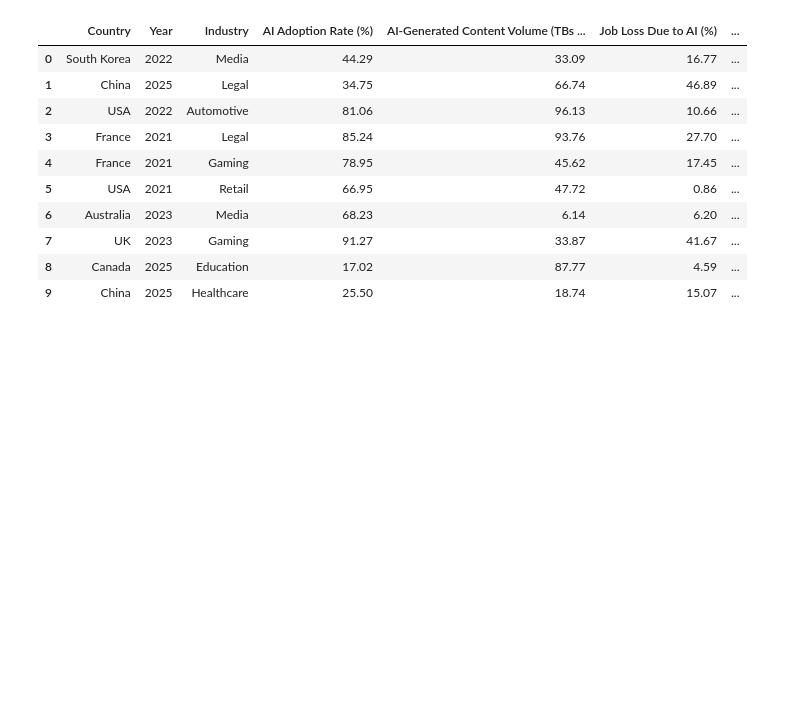
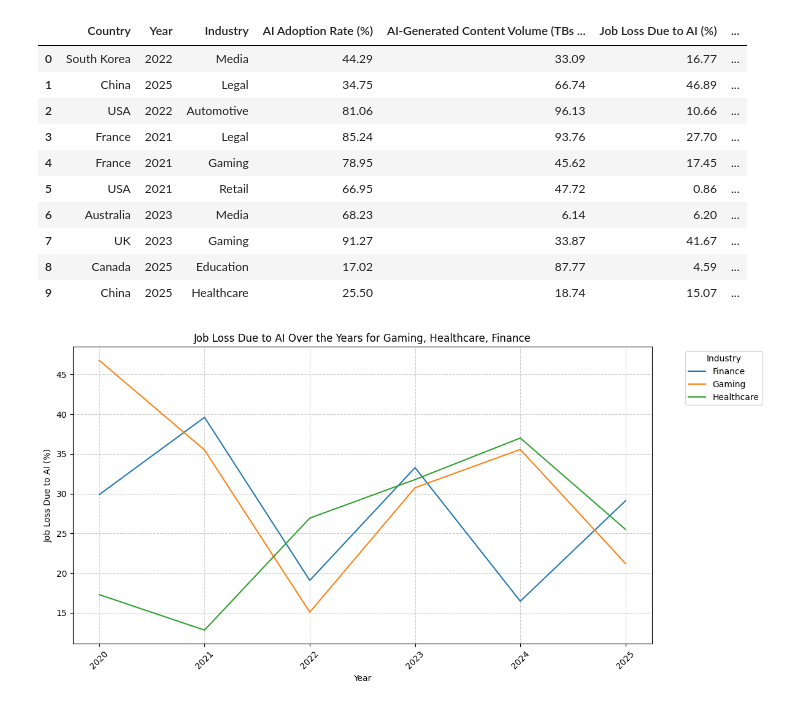
Before and after one commit to cesardushime/AI-Adoption-Job-Displacement-Analysis-2020-2025, a Jupyter notebook: ai_adoption_EDA.ipynb, the cells around one changed output. Saved outputs shown, nothing was run; the diff lists cells and outputs as text; code cells hidden in the pictures; blank space fills up the shorter version.

Commit message:
created a function to compare specific number of industries for jobloss due to AI over the years

```diff
--- a/ai_adoption_EDA.ipynb
+++ b/ai_adoption_EDA.ipynb
@@ -327,3 +327,50 @@ df.head(10)
 | 7 | UK | 2023 | Gaming | 91.27 | 33.87 | 41.67 | ... |
 | 8 | Canada | 2025 | Education | 17.02 | 87.77 | 4.59 | ... |
 | 9 | China | 2025 | Healthcare | 25.50 | 18.74 | 15.07 | ... |
+# %%
+# Job Loss Due to AI (%) In industries over the years
+
+def industry_jobloss(df, industries=None):
+    """
+    Plot job loss due to AI over the years for specified industries.
+
+    Parameters:
+    - df (DataFrame): The dataset to use.
+    - industries (str or list of str, optional): Industry name(s) to filter. If None, plot for all industries.
+
+    Usage:
+    industry_jobloss(df, 'Gaming')  # Single industry
+    industry_jobloss(df, ['Gaming', 'Healthcare'])  # Multiple industries
+"""
+    # Filter and prepare the data
+    job_loss = df.groupby(['Year', 'Industry'])['Job Loss Due to AI (%)'].mean().reset_index()
+    job_loss = job_loss.sort_values(by='Year')
+
+    if industries:
+        try:
+            if isinstance(industries, str): # Handle single industry string input
+                industries = [industries]
+            job_loss = job_loss[job_loss['Industry'].isin(industries)]
+        except Exception as e:
+            print(f"Error filtering industries: {e}")
+            return
+
+    # Plotting the job loss rate by year and industry
+    plt.figure(figsize=(12, 6))
+    sns.lineplot(x='Year', y='Job Loss Due to AI (%)', hue='Industry', data=job_loss, palette='tab10')
+
+    title = "Job Loss Due to AI Over the Years"
+    if industries:
+        title += f" for {', '.join(industries)}" # Add industries to title, if provided by the user
+    plt.title(title)
+    plt.xlabel('Year')
+    plt.ylabel('Job Loss Due to AI (%)')
+    plt.xticks(rotation=45, fontsize=10)
+    plt.yticks(rotation=0, fontsize=10)
+    plt.legend(title='Industry', bbox_to_anchor=(1.05, 1), loc='upper left')
+    plt.grid(True, linestyle='--', alpha=0.6)
+    plt.tight_layout()
+# %%
+industry_jobloss(df, ['Gaming', 'Healthcare', 'Finance'])
+# %% [output]
+[figure, added]
```
